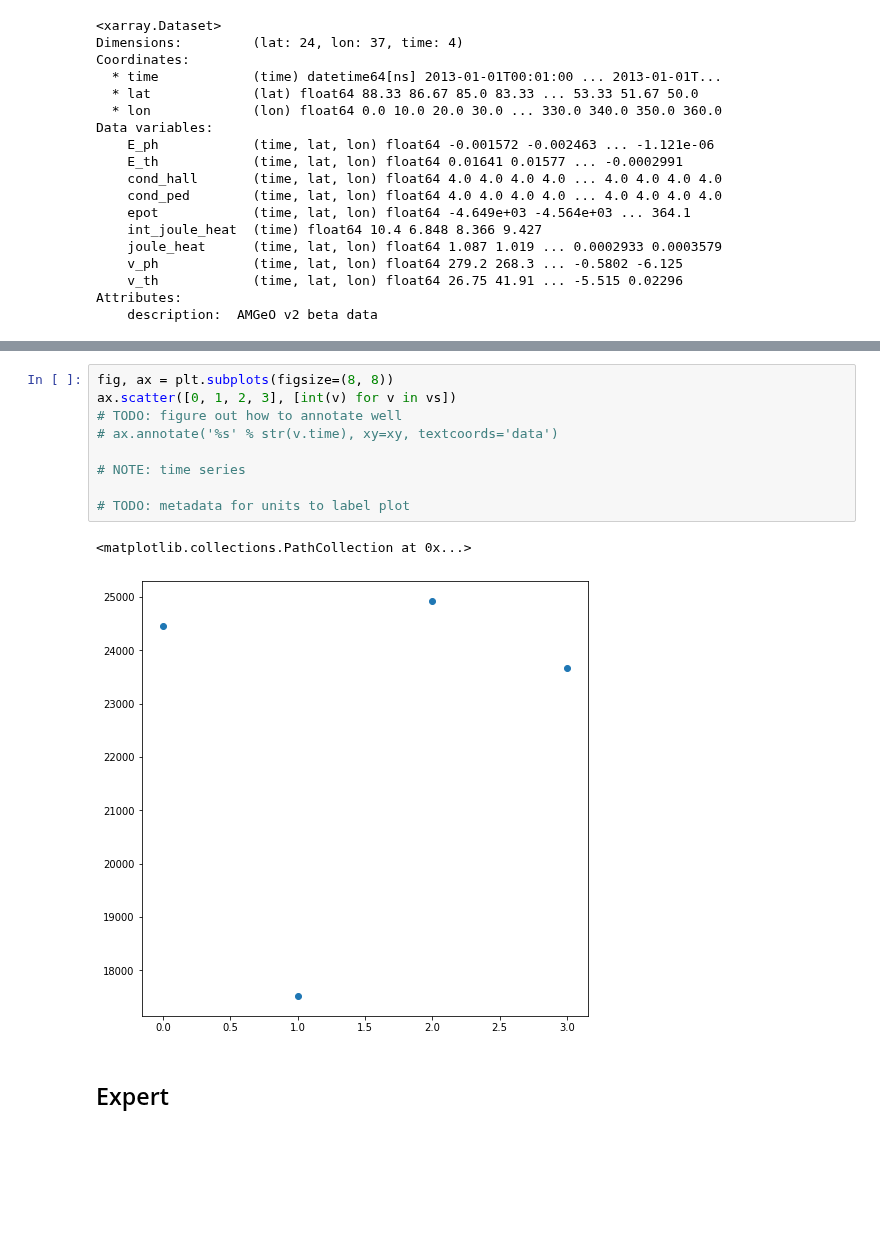
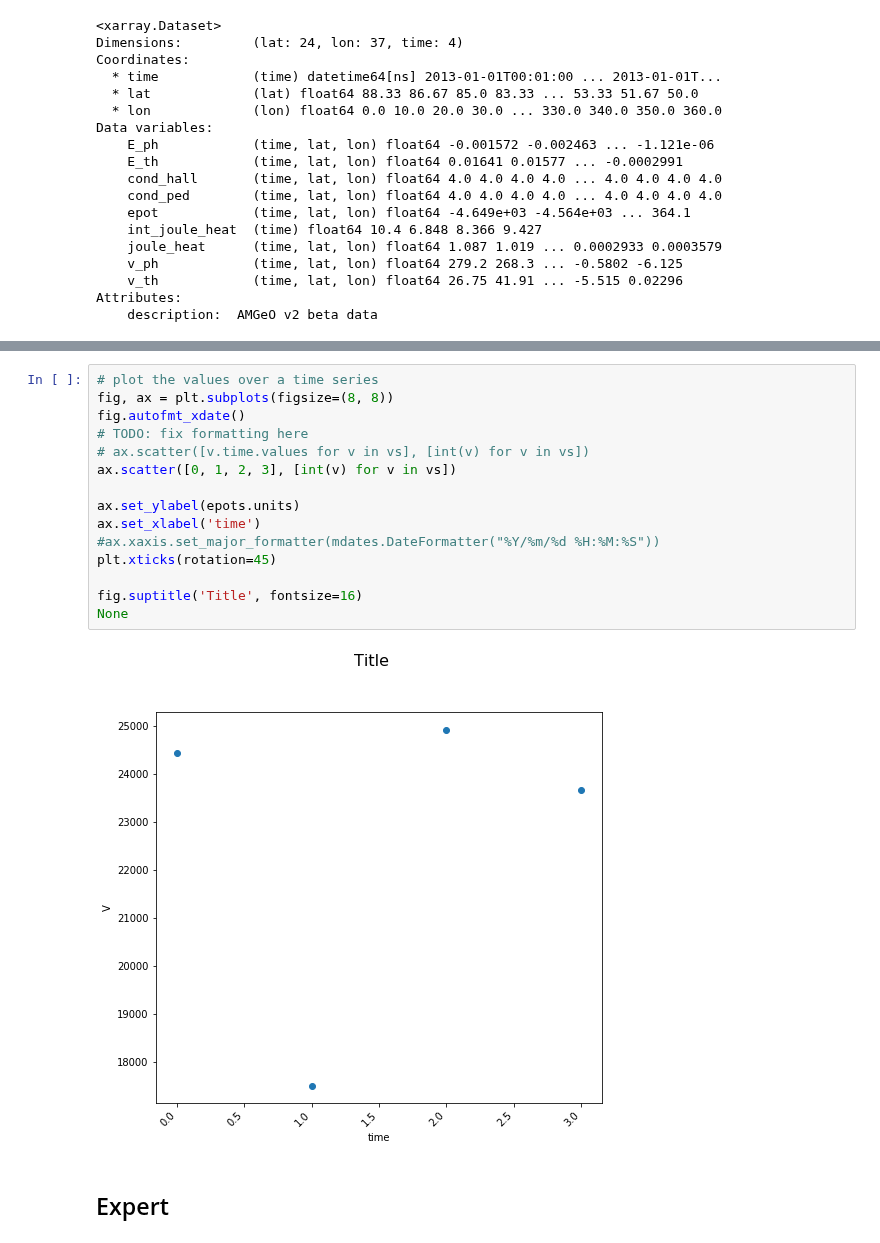
Before and after one commit to AMGeO-Collaboration/Earthcube-Meeting-2021, a Jupyter notebook: notebooks/WM_0_Developing An API For AMGeO Users.ipynb, the cells around one changed output, grey strips where cells are left out. Saved outputs shown, nothing was run; the diff lists cells and outputs as text; blank space fills up the shorter version.

```diff
--- a/notebooks/WM_0_Developing An API For AMGeO Users.ipynb
+++ b/notebooks/WM_0_Developing An API For AMGeO Users.ipynb
@@ -435,17 +413,22 @@ vs
  array(23674.93317291)
  Coordinates:
      time     datetime64[ns] 2013-01-01T03:01:00]
-# %%
-fig, ax = plt.subplots(figsize=(8, 8))
-ax.scatter([0, 1, 2, 3], [int(v) for v in vs])
-# TODO: figure out how to annotate well
-# ax.annotate('%s' % str(v.time), xy=xy, textcoords='data')
-
-# NOTE: time series
-
-# TODO: metadata for units to label plot
-# %% [output]
-<matplotlib.collections.PathCollection at 0x...>
-[figure, removed]
+# %%
+# plot the values over a time series
+fig, ax = plt.subplots(figsize=(8, 8))
+fig.autofmt_xdate()
+# TODO: fix formatting here
+# ax.scatter([v.time.values for v in vs], [int(v) for v in vs])
+ax.scatter([0, 1, 2, 3], [int(v) for v in vs])
+
+ax.set_ylabel(epots.units)
+ax.set_xlabel('time')
+#ax.xaxis.set_major_formatter(mdates.DateFormatter("%Y/%m/%d %H:%M:%S"))
+plt.xticks(rotation=45)
+
+fig.suptitle('Title', fontsize=16)
+None
+# %% [output]
+[figure, added]
 # %% [markdown]
 ## Expert
```
Also changed, not shown: parts of 19 cells of this notebook, 2 other files.
